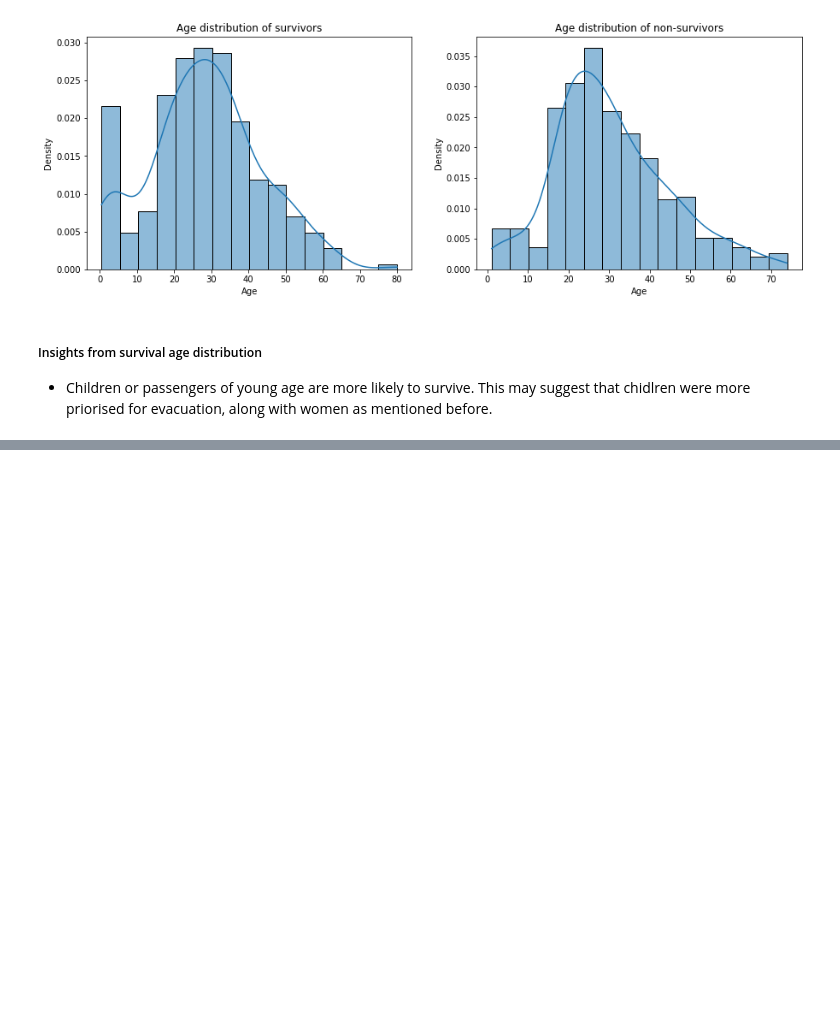
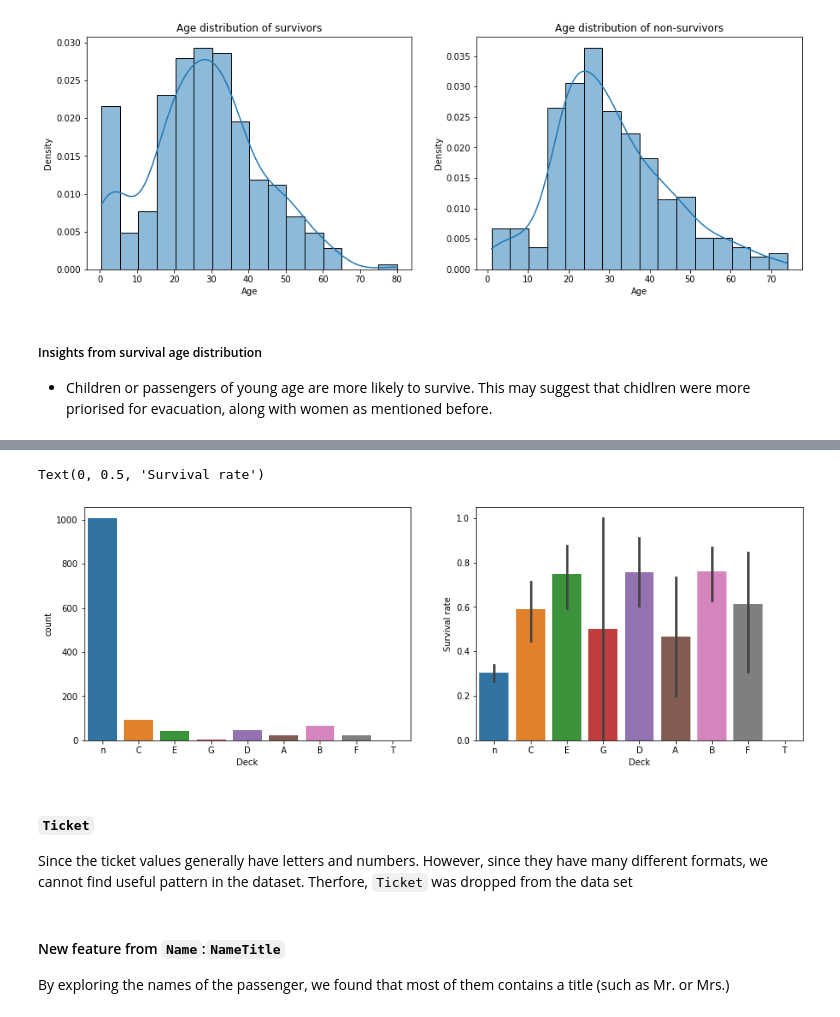
Before and after one commit to jmateo27/Titanic-Project, a Jupyter notebook: titanic.ipynb, the cells around one changed output, grey strips where cells are left out. Cells and saved outputs as stored; diff of their text form; code cells hidden in the pictures; blank space fills up the shorter version.

Commit message:
Add data preprocessing

```diff
--- a/titanic.ipynb
+++ b/titanic.ipynb
@@ -240,0 +245,4 @@ Text(0.5, 1.0, 'Age distribution of non-survivors')
+# %%
+data = pd.concat([train, test], axis=0).reset_index(drop=True)
+print(f"Total rows: {len(data)}")
+data.head(10)
@@ -240,0 +270,20 @@ Text(0.5, 1.0, 'Age distribution of non-survivors')
+# %%
+# Extract a letter from the cabin data
+# n = null, passenger without a cabin
+data["Deck"] = data["Cabin"].apply(lambda x: 'n' if pd.isnull(x) else str(x)[0])
+data.drop("Cabin", axis=1, inplace=True)
+
+# Count the frequency
+f, axes = plt.subplots(1, 2, figsize=(15, 5))
+sns.countplot(x="Deck", data=data, ax=axes[0])
+
+# What is the survival rate based on section?
+sns.barplot(x="Deck", y="Survived", data=data, ax=axes[1])
+axes[1].set_ylabel("Survival rate")
+# %% [output]
+Text(0, 0.5, 'Survival rate')
+[figure, added]
+# %% [markdown]
+#### `Ticket`
+
+Since the ticket values generally have letters and numbers. However, since they have many different formats, we cannot find useful pattern in the dataset. Therfore, `Ticket` was dropped from the data set
@@ -240,0 +292,4 @@ Text(0.5, 1.0, 'Age distribution of non-survivors')
+# %% [markdown]
+#### New feature from `Name`:`NameTitle`
+
+By exploring the names of the passenger, we found that most of them contains a title (such as Mr. or Mrs.)
```
Also changed, not shown: parts of 15 cells of this notebook.
